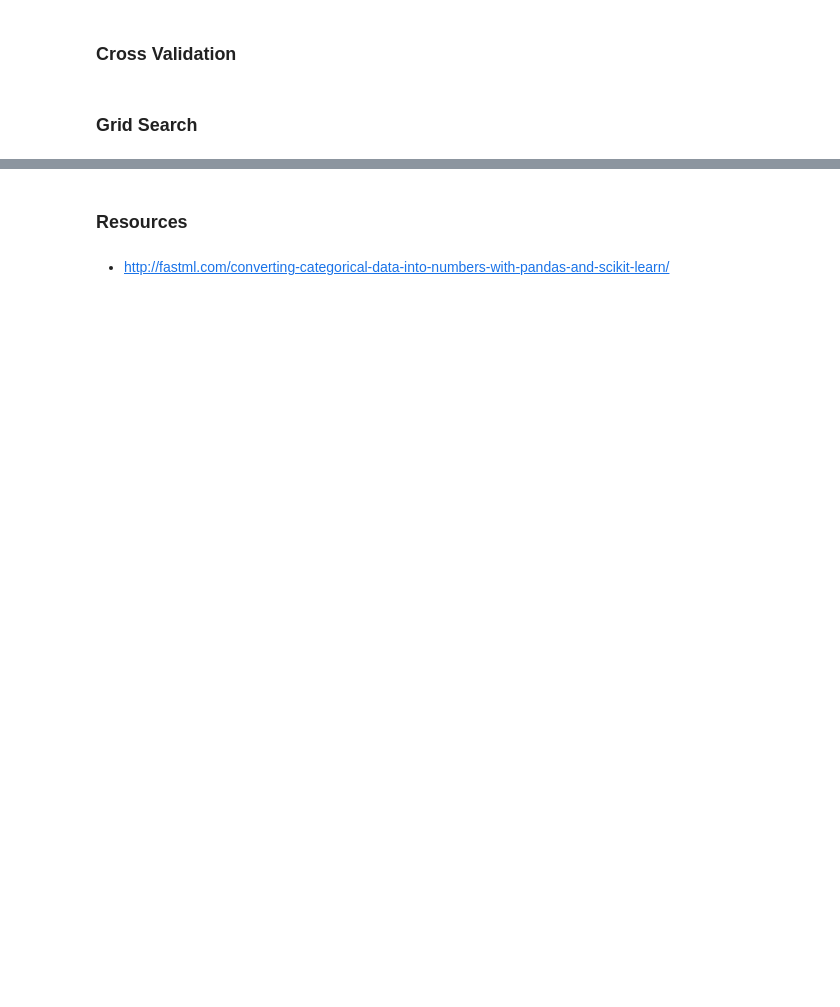
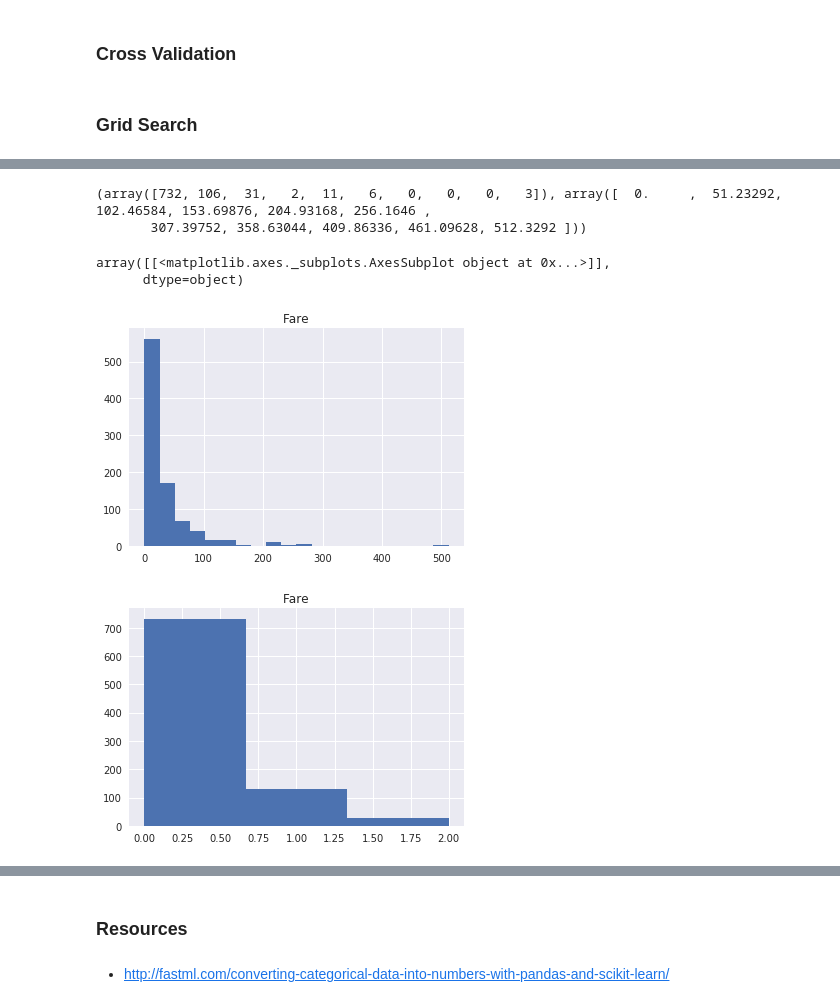
Before and after one commit to bfortuner/machine-learning, a Jupyter notebook: kaggle/Titanic.ipynb, the cells around one changed output, grey strips where cells are left out. Saved outputs shown, nothing was run; the diff lists cells and outputs as text; code cells hidden in the pictures; blank space fills up the shorter version.

```diff
--- a/kaggle/Titanic.ipynb
+++ b/kaggle/Titanic.ipynb
@@ -691,0 +870,18 @@ Test: 0.7653631284916201
+# %%
+# Check for outliers
+df.hist(column='Fare', bins=20);
+print(np.histogram(df['Fare']))
+
+# Let's create an ordinal variable here
+df['Fare'] = np.where(
+    df.Fare < 51, 0, np.where(
+        df.Fare < 150, 1, 2)
+)
+df.hist(column='Fare', bins=3)
+# %% [output]
+(array([732, 106,  31,   2,  11,   6,   0,   0,   0,   3]), array([  0.     ,  51.23292, 102.46584, 153.69876, 204.93168, 256.1646 ,
+       307.39752, 358.63044, 409.86336, 461.09628, 512.3292 ]))
+array([[<matplotlib.axes._subplots.AxesSubplot object at 0x...>]],
+      dtype=object)
+[figure, added]
+[figure, added]
```
Also changed, not shown: parts of 71 cells of this notebook, 1 other file.
